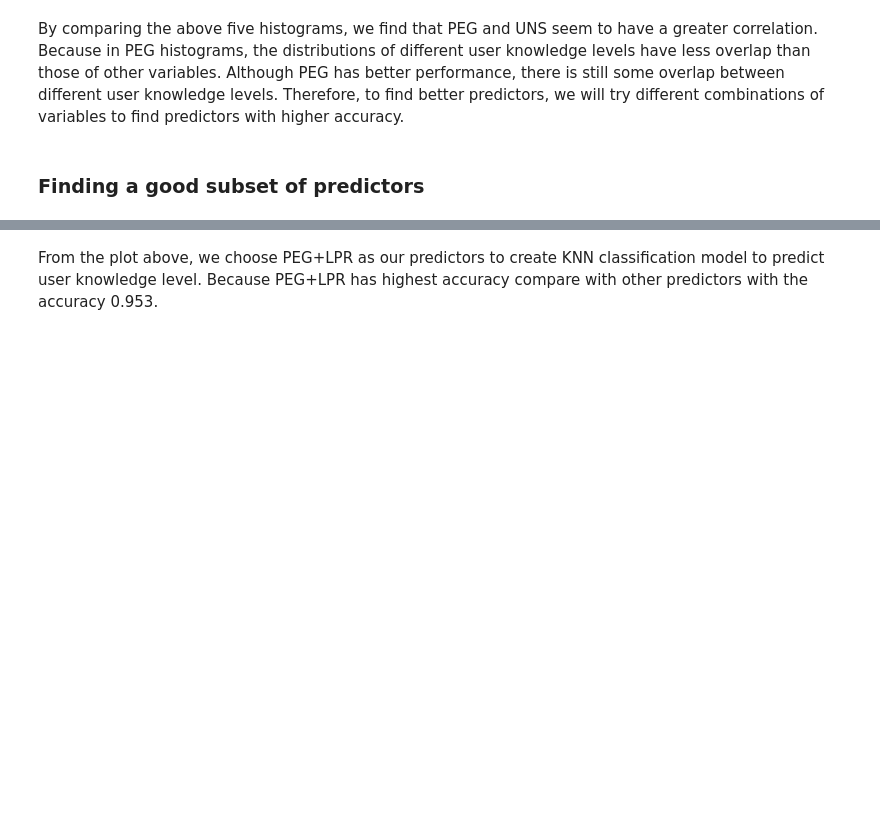
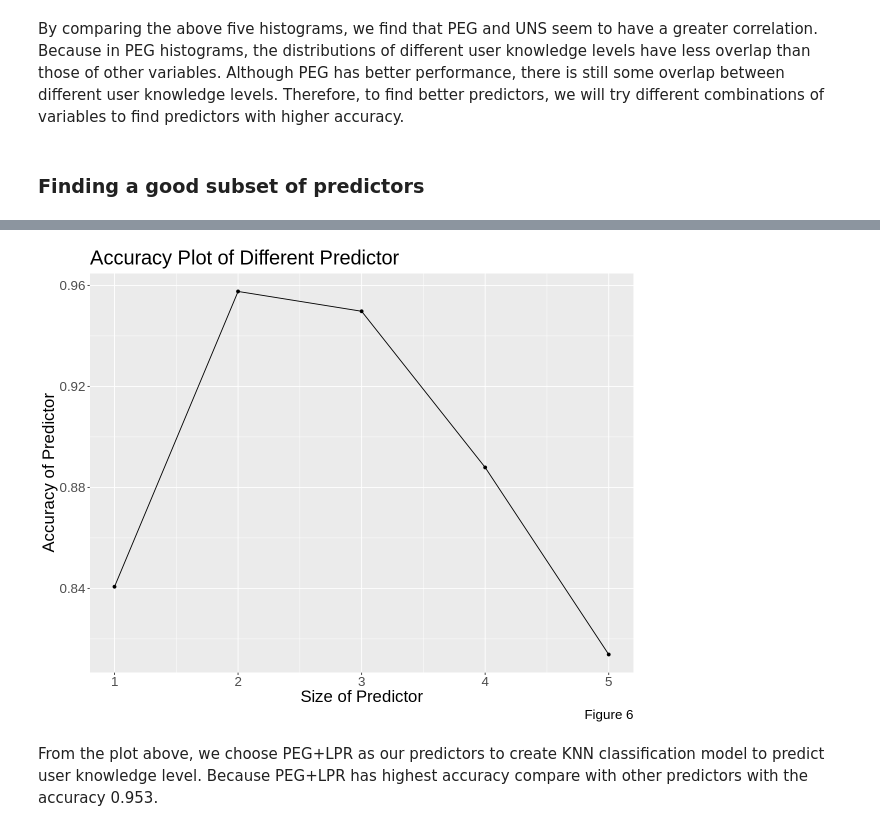
Before and after one commit to DennisZzz/DSCI100, a Jupyter notebook: user knowledge.ipynb, the cells around one changed output, grey strips where cells are left out. Saved outputs shown, nothing was run; the diff lists cells and outputs as text; code cells hidden in the pictures; blank space fills up the shorter version.

```diff
--- a/user knowledge.ipynb
+++ b/user knowledge.ipynb
@@ -288,12 +296,14 @@ accuracies
 # %%
 set.seed(1)
 predictor_plot <- accuracies |>
     ggplot(aes(x=size,y=accuracy))+
     geom_point()+
     geom_line()+
-    labs(x="Size of Predictor", y="Accuracy of Predictor", title="Accuracy Plot of Different Predictor")+
+    labs(x="Size of Predictor", y="Accuracy of Predictor", title="Accuracy Plot of Different Predictor", caption="Figure 6")+
     theme(text = element_text(size = 20))
 predictor_plot
+# %% [output]
+[figure, added]
 # %% [markdown]
 From the plot above, we choose PEG+LPR as our predictors to create KNN classification model to predict user knowledge level. Because PEG+LPR has highest accuracy compare with other predictors with the accuracy 0.953.
 # %% [markdown]
```
Also changed, not shown: parts of 8 cells of this notebook.
